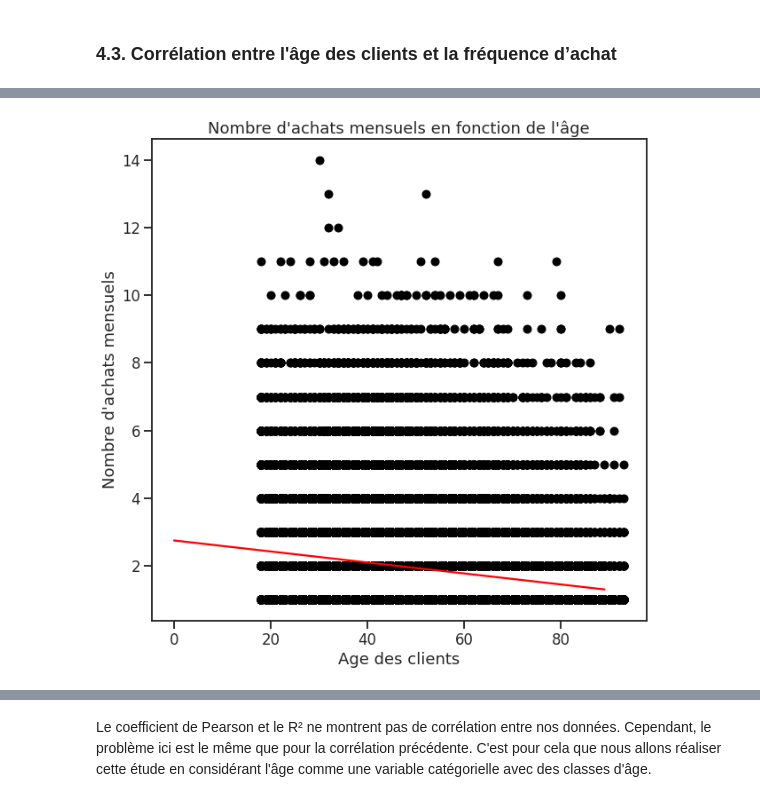
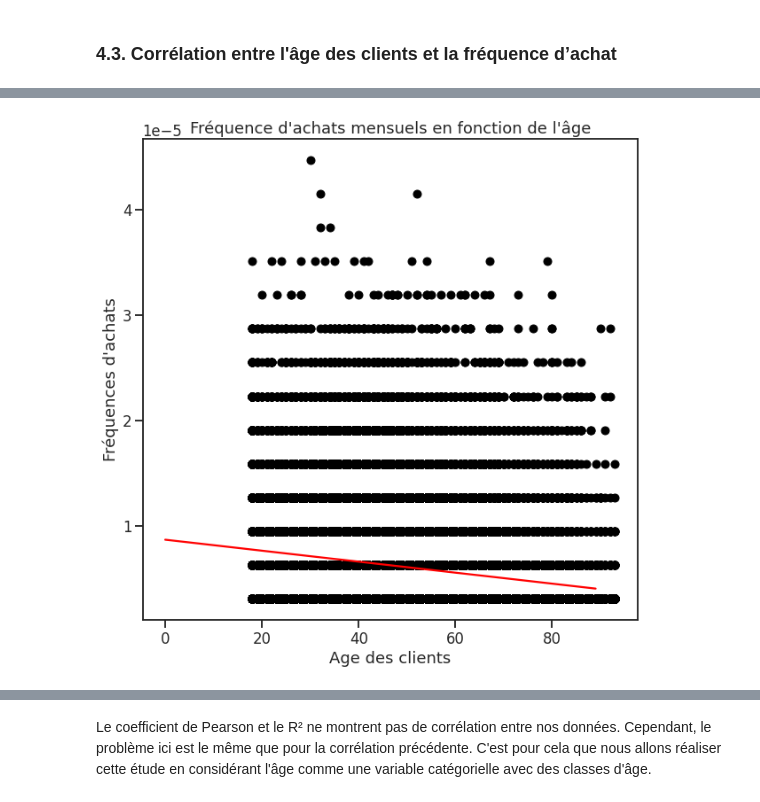
Before and after one commit to Sylvariane/Analyse-des-ventes-d-une-entreprise, a Jupyter notebook: P04_02_scriptanalyse.ipynb, the cells around one changed output, grey strips where cells are left out. Cells and saved outputs as stored; diff of their text form; code cells hidden in the pictures.

```diff
--- a/P04_02_scriptanalyse.ipynb
+++ b/P04_02_scriptanalyse.ipynb
@@ -334,3 +334,18 @@ _ = plt.savefig(f'{image_dir}/6 - CA mensuel.jpg')
 _ = plt.show()
 # %% [output]
 [figure]
+# %%
+sns.set_style('ticks')
+sns.set_context('talk')
+sns.set_palette('Set2')
+plt.figure(figsize = (10,10))
+
+_ = plt.plot(sells_ca['mois-année'], sells_ca['cumprice'])
+_ = plt.xticks(rotation=45)
+_ = plt.xlabel('Mois')
+_ = plt.ylabel('Chiffre d\'affaires (en €)')
+_ = plt.title('Evolution du chiffre d\'affaires')
+
+_ = plt.savefig(f'{image_dir}/7 - CA cumulé.jpg')
+
+_ = plt.show()
@@ -589,5 +618,6 @@ df_freq = df.groupby(['mois-année', 'age', 'session_id']).sum().reset_index()
 df_freq['mois-année'] = pd.to_datetime(df_freq['mois-année'])
 df_freq = df_freq[['mois-année', 'age', 'nb_achat']]
 df_freq = df_freq.sort_values(['mois-année', 'age'])
+df_freq['freq_achat'] = df_freq['nb_achat']/df['nb_achat'].sum()
 df_freq.head()
 # %% [output]
@@ -600,11 +630,11 @@ df_freq.head()
 # %%
 x = df_freq['age']
-y = df_freq['nb_achat']
+y = df_freq['freq_achat']
 
 print('rho de pearson :', st.pearsonr(x, y)[0])
 print('indice de covariation :', np.cov(x, y, ddof=0)[1,0])
 
-Y = df_freq['nb_achat']
+Y = df_freq['freq_achat']
 X = df_freq[['age']]
 X = X.copy()
 X['intercept'] = 1.
@@ -619,19 +649,19 @@ r-squared :  0.03762828212008353
 # %%
 sns.set_context('talk')
 sns.set_palette('Set1')
 
 _ = plt.figure(figsize = (10,10))
-_ = plt.plot(df_freq.age,df_freq.nb_achat, "o", color='k')
+_ = plt.plot(df_freq.age,df_freq.freq_achat, "o", color='k')
 _ = plt.plot(np.arange(90),[a*x+b for x in np.arange(90)], color='r')
 _ = plt.xlabel("Age des clients")
-_ = plt.ylabel("Nombre d'achats mensuels")
-_ = plt.title('Nombre d\'achats mensuels en fonction de l\'âge')
+_ = plt.ylabel("Fréquences d'achats")
+_ = plt.title('Fréquence d\'achats mensuels en fonction de l\'âge')
 
-_ = plt.savefig(f'{image_dir}/12 - nbachats_age.jpg')
+_ = plt.savefig(f'{image_dir}/13 - nbachats_age.jpg')
 
 _ = plt.show()
 # %% [output]
-[figure, old version]
+[figure, new version]
 # %%
 df_freq = df
 df_freq['nb_achat'] = 1
```
Also changed, not shown: parts of 17 cells of this notebook.
